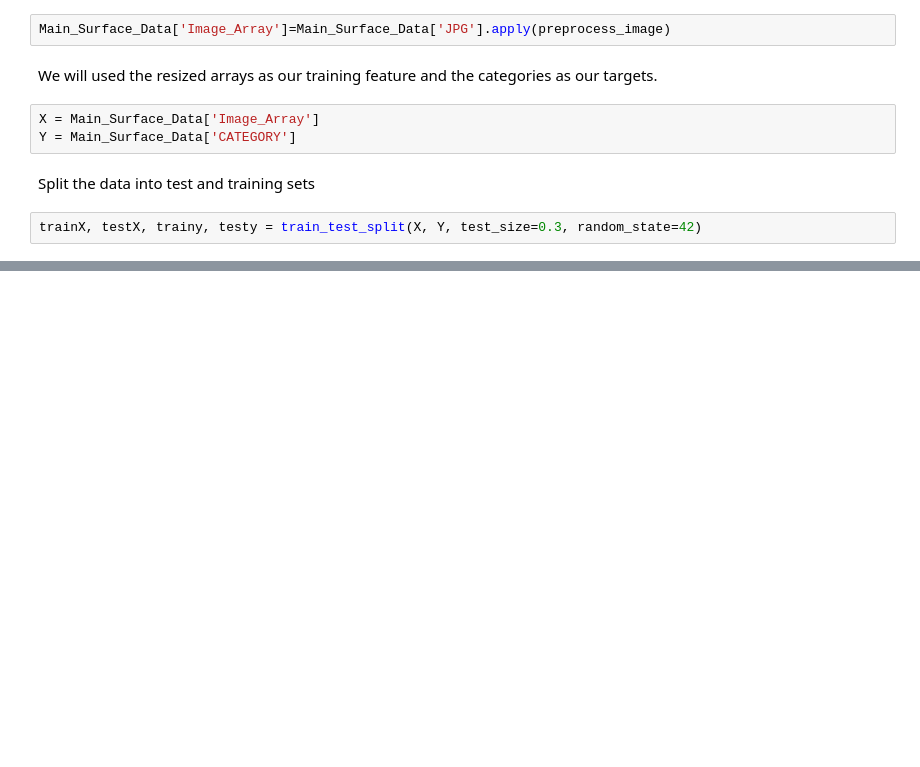
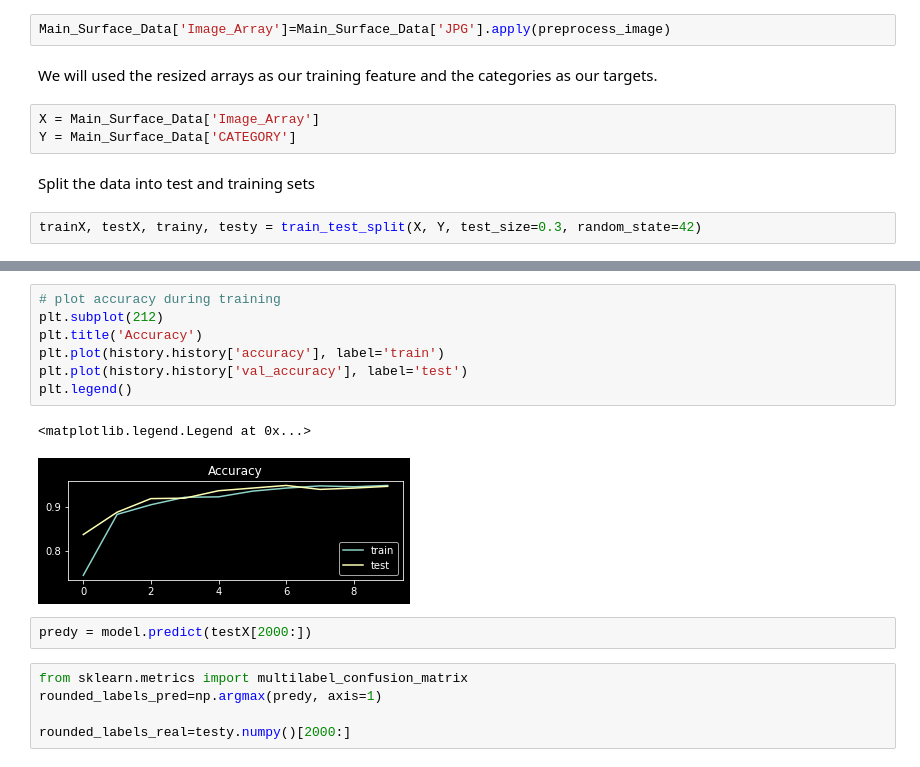
Before and after one commit to qBraid/BMW_Challenge, a Jupyter notebook: QNN.ipynb, the cells around one changed output, grey strips where cells are left out. Cells and saved outputs as stored; diff of their text form; blank space fills up the shorter version.

```diff
--- a/QNN.ipynb
+++ b/QNN.ipynb
@@ -244,0 +367,17 @@ trainy
+# %%
+# plot accuracy during training
+plt.subplot(212)
+plt.title('Accuracy')
+plt.plot(history.history['accuracy'], label='train')
+plt.plot(history.history['val_accuracy'], label='test')
+plt.legend()
+# %% [output]
+<matplotlib.legend.Legend at 0x...>
+[figure, added]
+# %%
+predy = model.predict(testX[2000:])
+# %%
+from sklearn.metrics import multilabel_confusion_matrix
+rounded_labels_pred=np.argmax(predy, axis=1)
+
+rounded_labels_real=testy.numpy()[2000:]
```
Also changed, not shown: parts of 25 cells of this notebook, 3 other files.
